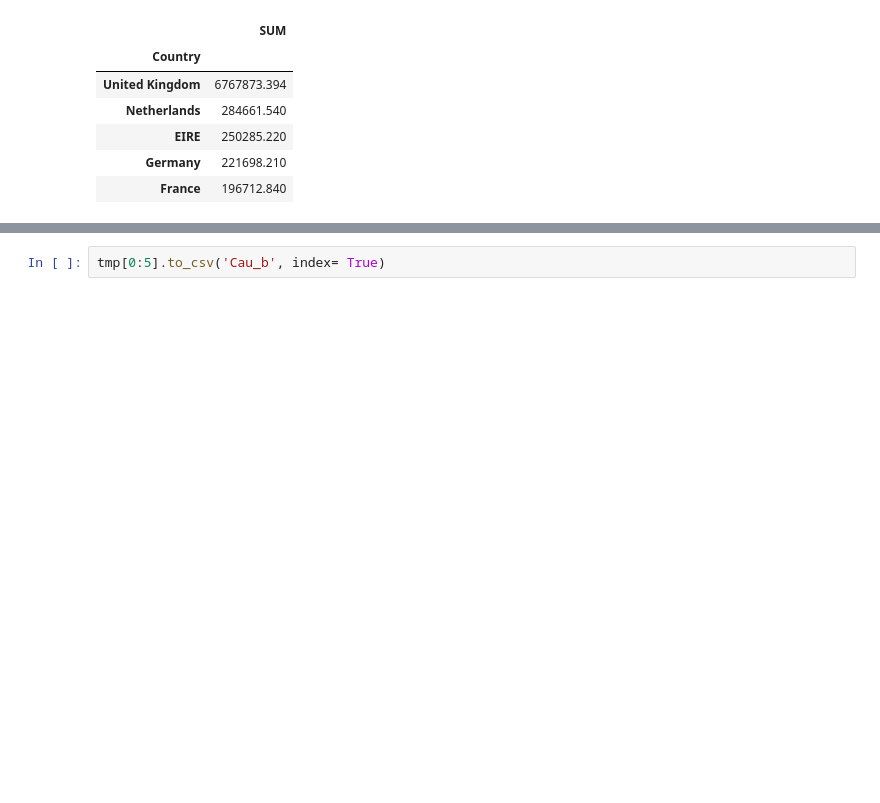
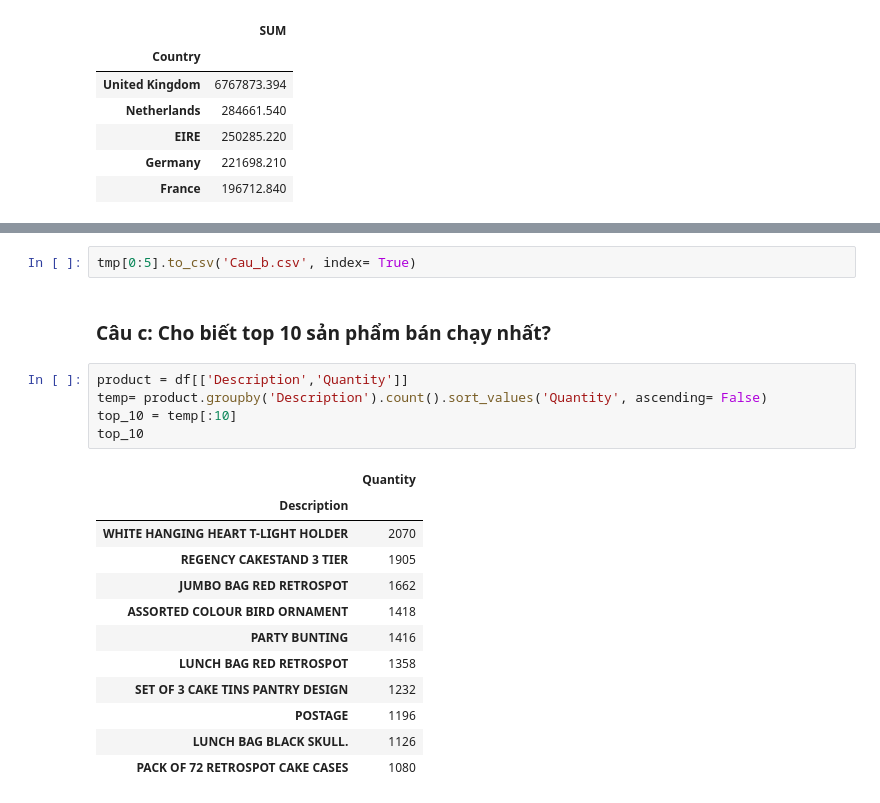
Before and after one commit to PMX120202/Project_Visualization_TQHDL, a Jupyter notebook: Data_Clean.ipynb, the cells around one changed output, grey strips where cells are left out. Cells and saved outputs as stored; diff of their text form; blank space fills up the shorter version.

```diff
--- a/Data_Clean.ipynb
+++ b/Data_Clean.ipynb
@@ -135,2 +146,22 @@ tmp[0:5]
 # %%
-tmp[0:5].to_csv('Cau_b', index= True)
+tmp[0:5].to_csv('Cau_b.csv', index= True)
+# %% [markdown]
+### Câu c: Cho biết top 10 sản phẩm bán chạy nhất?
+# %%
+product = df[['Description','Quantity']]
+temp= product.groupby('Description').count().sort_values('Quantity', ascending= False)
+top_10 = temp[:10]
+top_10
+# %% [output]
+|  | Quantity |
+| Description |  |
+| WHITE HANGING HEART T-LIGHT HOLDER | 2070 |
+| REGENCY CAKESTAND 3 TIER | 1905 |
+| JUMBO BAG RED RETROSPOT | 1662 |
+| ASSORTED COLOUR BIRD ORNAMENT | 1418 |
+| PARTY BUNTING | 1416 |
+| LUNCH BAG RED RETROSPOT | 1358 |
+| SET OF 3 CAKE TINS PANTRY DESIGN | 1232 |
+| POSTAGE | 1196 |
+| LUNCH BAG BLACK SKULL. | 1126 |
+| PACK OF 72 RETROSPOT CAKE CASES | 1080 |
```
Also changed, not shown: parts of 8 cells of this notebook, 4 other files.
